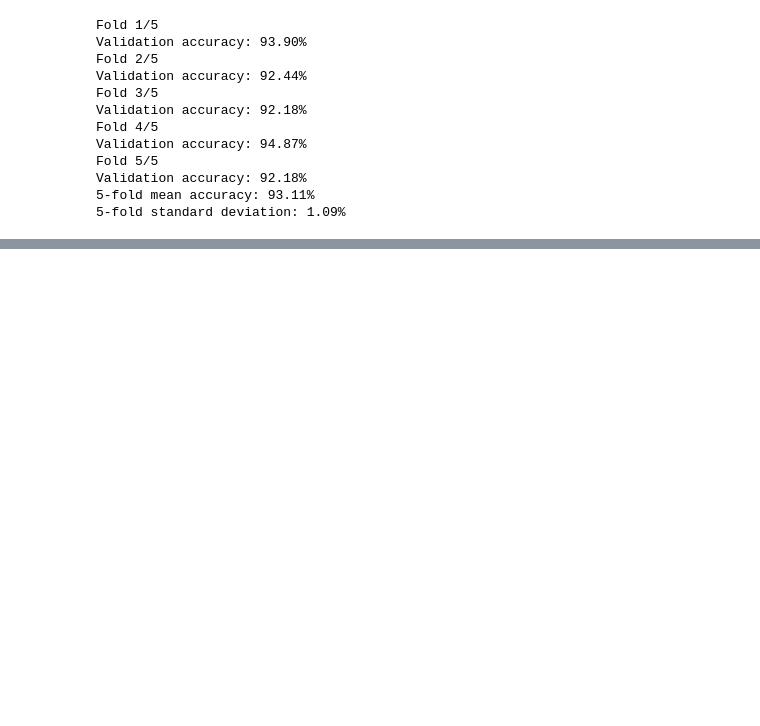
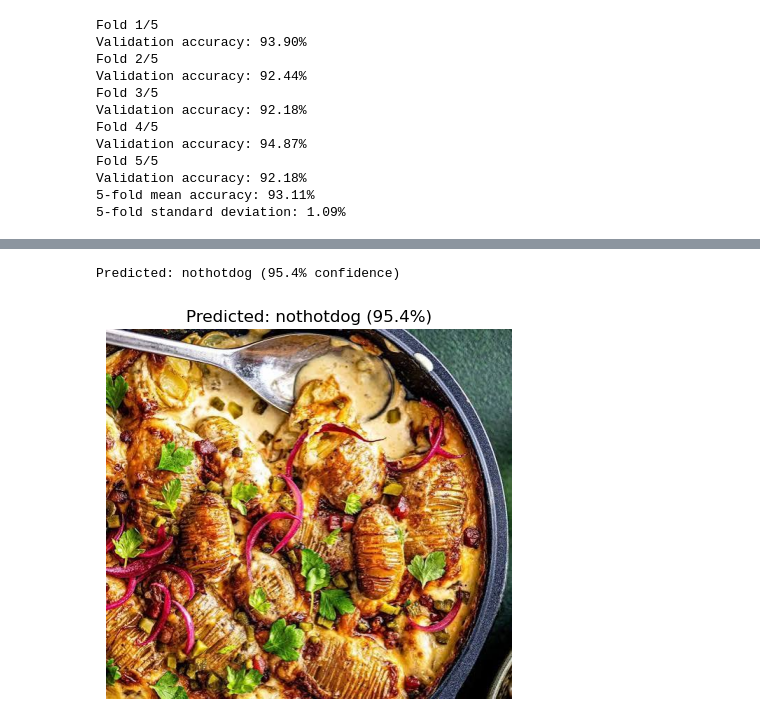
Before and after one commit to aleksanderduus/CruzDuus, a Jupyter notebook: project1_IDLCV/IDLCV_Project_1_hotdog.ipynb, the cells around one changed output, grey strips where cells are left out. Saved outputs shown, nothing was run; the diff lists cells and outputs as text; code cells hidden in the pictures; blank space fills up the shorter version.

Commit message:
Add custom image inference cell to hotdog notebook
Co-Authored-By: Claude Sonnet 5 <noreply@anthropic.com>

```diff
--- a/project1_IDLCV/IDLCV_Project_1_hotdog.ipynb
+++ b/project1_IDLCV/IDLCV_Project_1_hotdog.ipynb
@@ -610,0 +614,22 @@ Validation accuracy: 92.18%
+# %%
+image_path = 'images-10.jpeg'  # <-- change this to a path on your computer
+
+img = Image.open(image_path).convert('RGB')
+input_tensor = transfer_test_transform(img).unsqueeze(0).to(device)
+
+transfer_model.eval()
+with torch.no_grad():
+    output = transfer_model(input_tensor)
+    probs = F.softmax(output, dim=1)[0]
+    pred_label = output.argmax(dim=1).item()
+
+class_names = sorted(transfer_testset.name_to_label, key=transfer_testset.name_to_label.get)
+print(f'Predicted: {class_names[pred_label]} ({probs[pred_label] * 100:.1f}% confidence)')
+
+plt.imshow(img)
+plt.title(f'Predicted: {class_names[pred_label]} ({probs[pred_label] * 100:.1f}%)')
+plt.axis('off')
+plt.show()
+# %% [output]
+Predicted: nothotdog (95.4% confidence)
+[figure, added]
```
Also changed, not shown: parts of 1 cell of this notebook.
